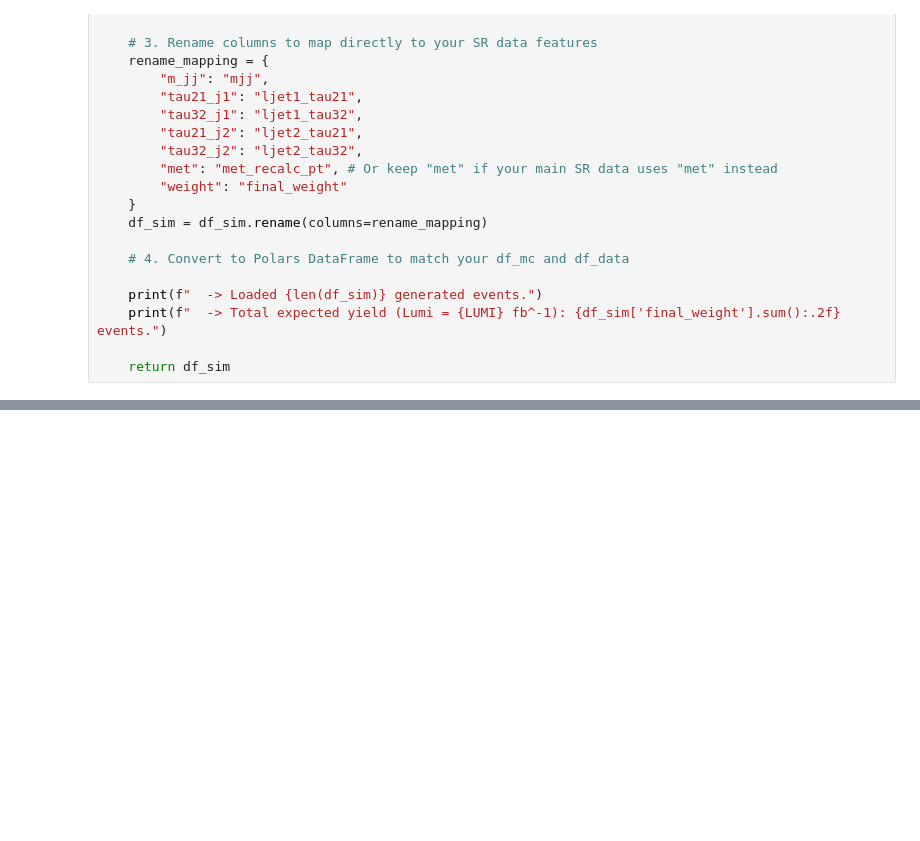
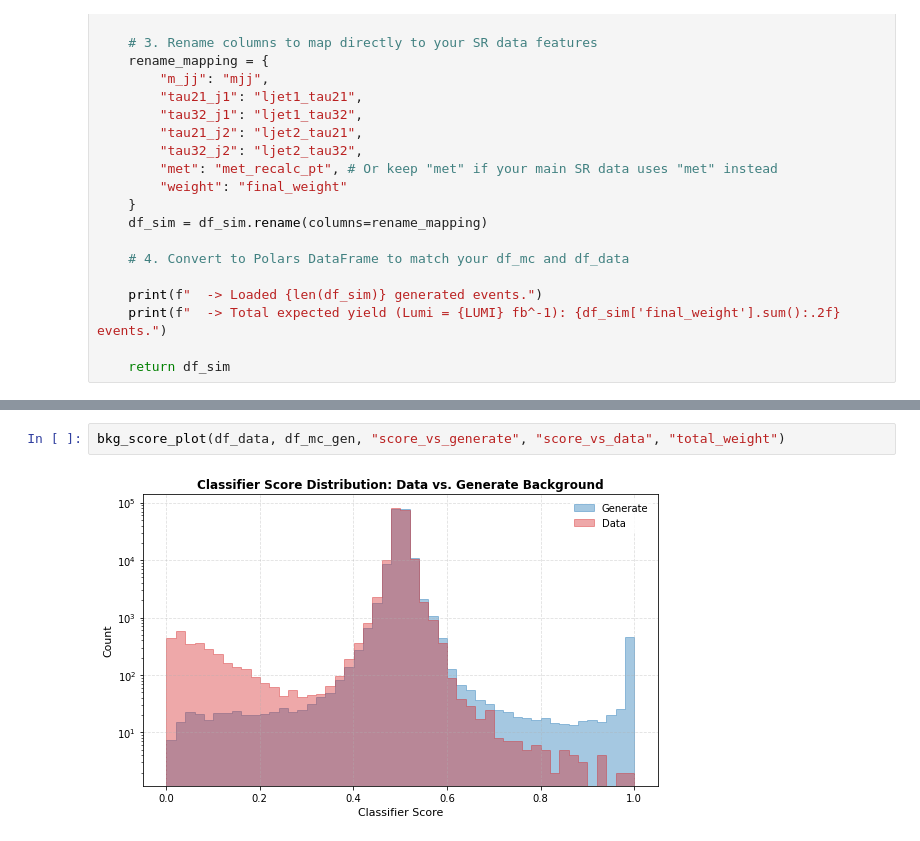
Before and after one commit to sherkaicode/Non-Resonant-AD, a Jupyter notebook: 5_NRAD_Anomaly_ver2.ipynb, the cells around one changed output, grey strips where cells are left out. Drawn from its saved outputs; the diff is of its cells as text; blank space fills up the shorter version.

```diff
--- a/5_NRAD_Anomaly_ver2.ipynb
+++ b/5_NRAD_Anomaly_ver2.ipynb
@@ -202,0 +254,4 @@ df_1000_2
+# %%
+bkg_score_plot(df_data, df_mc_gen, "score_vs_generate", "score_vs_data", "total_weight")
+# %% [output]
+[figure, added]
```
Also changed, not shown: parts of 15 cells of this notebook, 7 other files.
